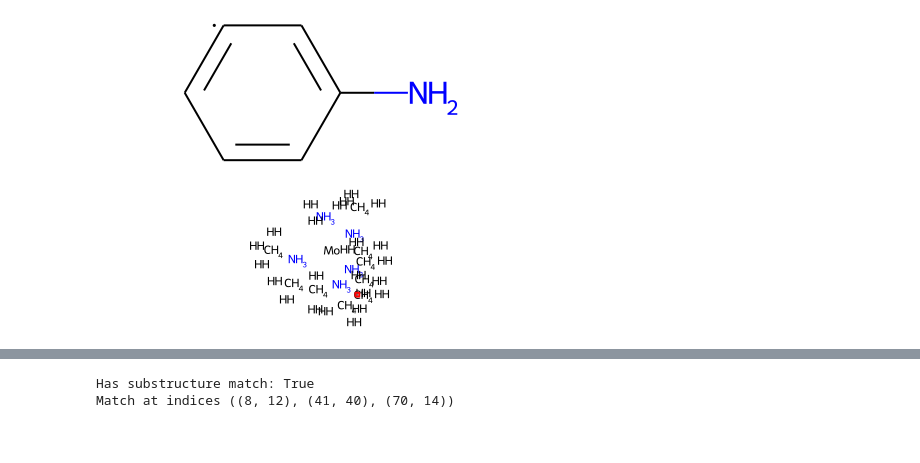
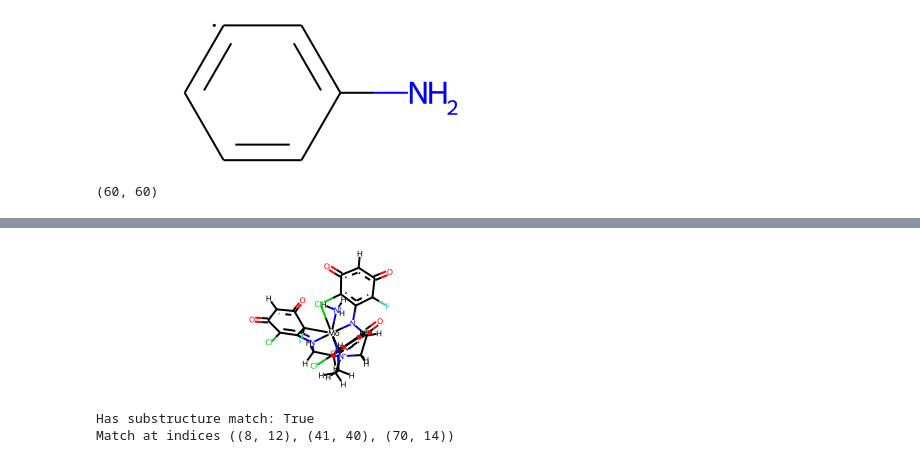
Before and after one commit to Strandgaard96/GB_GA, a Jupyter notebook: notebooks/RDKIT.ipynb, the cells around one changed output, grey strips where cells are left out. Saved outputs shown, nothing was run; the diff lists cells and outputs as text; code cells hidden in the pictures.

```diff
--- a/notebooks/RDKIT.ipynb
+++ b/notebooks/RDKIT.ipynb
@@ -18,6 +18,11 @@ Chem.MolFromSmiles('C1=CC=[C]C=C1N')
 # %% [output]
 [figure]
 # %%
-Chem.MolFromMolFile('xtbtopo.mol', sanitize=False)
+mol = Chem.MolFromMolFile('xtbtopo.mol', sanitize=False)
-# %% [output]
-[figure, removed]
+# %%
+Chem.GetAdjacencyMatrix(mol).shape
+# %% [output]
+(60, 60)
+# %%
+mol
+# %% [output]
@@ -24,3 +31,4 @@ Chem.MolFromMolFile('xtbtopo.mol', sanitize=False)
+[figure, added]
 # %%
 mol = Chem.MolFromMolFile(
         "/home/magstr/Documents/nitrogenase/schrock/diagrams_schrock/dft/cycle_restart/Mo_N2/ams.results/traj.mol", sanitize = False, removeHs=False)
```
Also changed, not shown: parts of 1 cell of this notebook, 5 other files.
